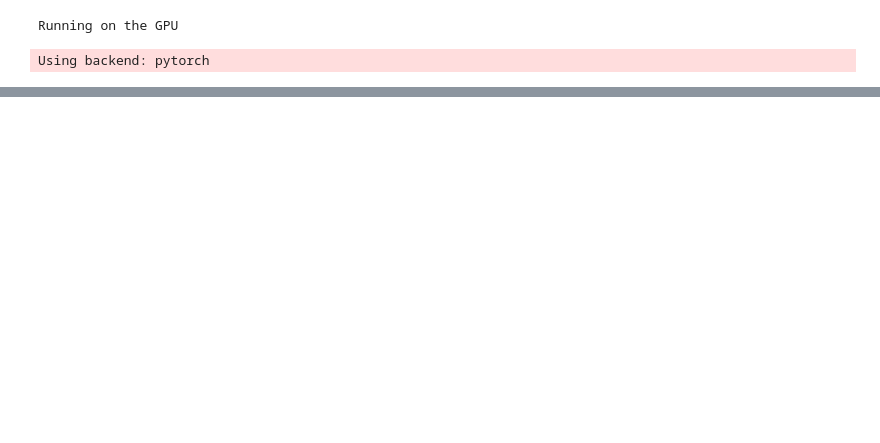
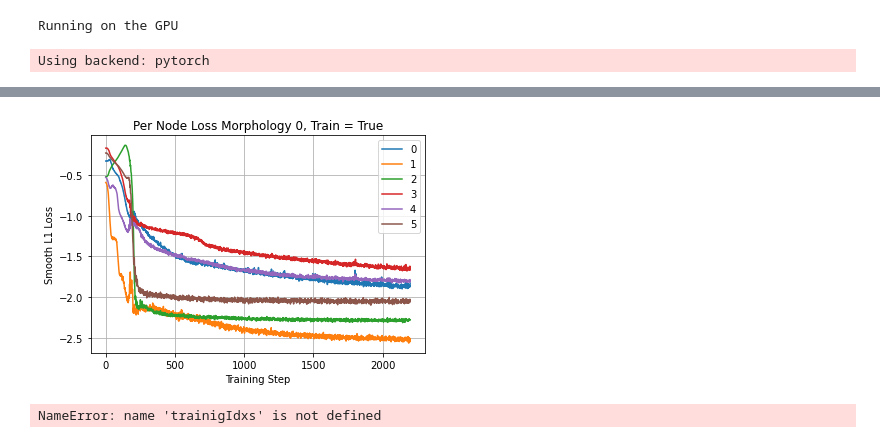
Before and after one commit to OvidiuSabau/Honors-Project, a Jupyter notebook: notebooks/GNN-InverseDynamics.ipynb, the cells around one changed output, grey strips where cells are left out. Cells and saved outputs as stored; diff of their text form; code cells hidden in the pictures; blank space fills up the shorter version.

```diff
--- a/notebooks/GNN-InverseDynamics.ipynb
+++ b/notebooks/GNN-InverseDynamics.ipynb
@@ -140,0 +226,31 @@ def GraphNeuralNetwork():
+# %%
+hidden_sizes = [64, 64]
+
+inputSize = 20
+stateSize = 64
+messageSize = 64
+outputSize = 1
+numMessagePassingIterations = 4
+batch_size = 1024
+with_batch_norm=False
+numBatchesPerTrainingStep = 4
+
+inputNetwork = Network(inputSize, stateSize, hidden_sizes, batch_size, with_batch_norm)
+messageNetwork = Network(stateSize + 1, messageSize, hidden_sizes, batch_size, with_batch_norm, nn.Tanh)
+updateNetwork = Network(stateSize + messageSize, stateSize, hidden_sizes, batch_size, with_batch_norm)
+outputNetwork = Network(stateSize, outputSize, hidden_sizes, batch_size, with_batch_norm, nn.Tanh)
+
+lr = 1e-4
+
+numTrainingBatches = int(np.ceil(X_train[0].shape[0] / batch_size))
+numTestingBatches = int(np.ceil(X_test[0].shape[0] / batch_size))
+
+gnn = GraphNeuralNetwork(inputNetwork, messageNetwork, updateNetwork, outputNetwork, numMessagePassingIterations).to(device)
+
+optimizer = optim.Adam(itertools.chain(inputNetwork.parameters(), messageNetwork.parameters(), updateNetwork.parameters(), outputNetwork.parameters())
+                       , lr, weight_decay=1e-5)
+
+
+lmbda = lambda epoch: 0.8
+lr_scheduler = optim.lr_scheduler.MultiplicativeLR(optimizer, lmbda)
+criterion  = nn.SmoothL1Loss(reduction='none')
@@ -140,0 +647,36 @@ def GraphNeuralNetwork():
+# %%
+morphIdx = 0
+lossArr = torch.stack(testLosses[morphIdx]).T
+fig, ax = plt.subplots(1, sharex=True)
+for i in range(lossArr.shape[0]):
+    ax.plot(range(lossArr.shape[1]), torch.log10(lossArr[i]))
+plt.legend(range(lossArr.shape[0]))
+plt.xlabel('Training Step')
+plt.grid()
+plt.ylabel('Smooth L1 Loss')
+plt.title('Per Node Loss Morphology {}, Train = {}'.format(morphIdx, morphIdx in trainingIdxs))
+plt.savefig('per-node-loss-{}.jpg'.format(morphIdx))
+plt.show()
+# %% [output]
+[figure, added]
+# %%
+# Cell for producing Per Node Loss for each Morphology
+
+for morphIdx in range(7):
+    if morphIdx in trainigIdxs:
+        lossArr = torch.stack(testLosses[morphIdx]).T
+    else:
+        lossArr = torch.stack(validLosses[morphIdx]).T
+
+    fig, ax = plt.subplots(1, sharex=True)
+    for i in range(lossArr.shape[0]):
+        ax.plot(range(lossArr.shape[1]), lossArr[i])
+    plt.legend(range(lossArr.shape[0]))
+    plt.xlabel('Training Step')
+    plt.grid()
+    plt.ylabel('Smooth L1 Loss')
+    plt.title('Per Node Loss Morphology {}, Train = {}'.format(morphIdx, morphIdx in trainingIdxs))
+    plt.savefig('per-node-loss-{}.jpg'.format(morphIdx))
+    plt.show()
+# %% [output]
+NameError: name 'trainigIdxs' is not defined
```
Also changed, not shown: parts of 21 cells of this notebook, 4 other files.
